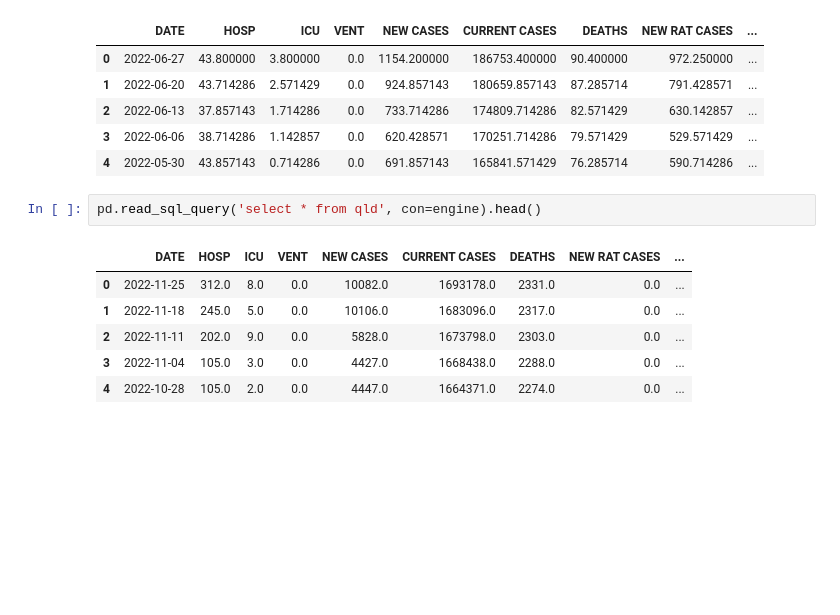
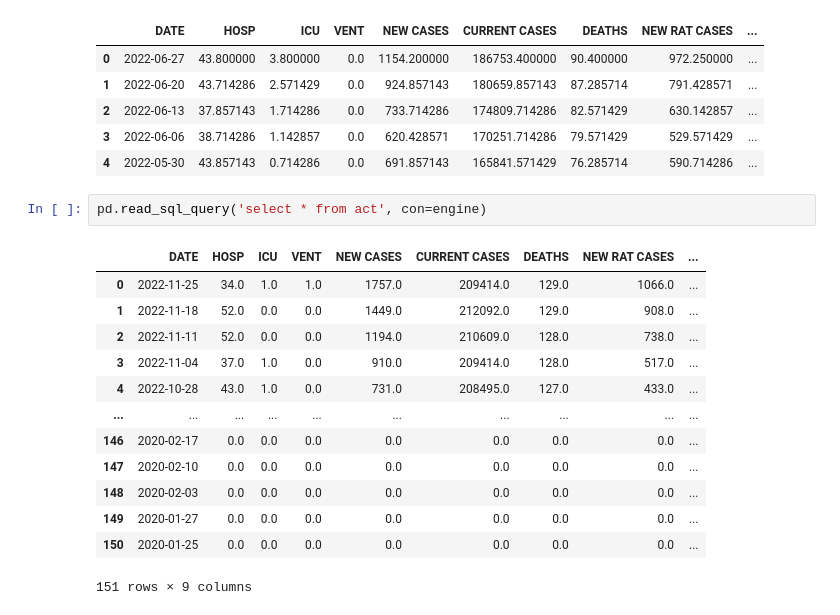
Before and after one commit to FrankMS3/COVID-Analysis, a Jupyter notebook: main.ipynb, the cells around one changed output. Cells and saved outputs as stored; diff of their text form; blank space fills up the shorter version.

```diff
--- a/main.ipynb
+++ b/main.ipynb
@@ -726,11 +743,18 @@ pd.read_sql_query('select * from tas', con=engine).head()
 | 3 | 2022-06-06 | 38.714286 | 1.142857 | 0.0 | 620.428571 | 170251.714286 | 79.571429 | 529.571429 | ... |
 | 4 | 2022-05-30 | 43.857143 | 0.714286 | 0.0 | 691.857143 | 165841.571429 | 76.285714 | 590.714286 | ... |
 # %%
-pd.read_sql_query('select * from qld', con=engine).head()
+pd.read_sql_query('select * from act', con=engine)
 # %% [output]
 |  | DATE | HOSP | ICU | VENT | NEW CASES | CURRENT CASES | DEATHS | NEW RAT CASES | ... |
-| 0 | 2022-11-25 | 312.0 | 8.0 | 0.0 | 10082.0 | 1693178.0 | 2331.0 | 0.0 | ... |
-| 1 | 2022-11-18 | 245.0 | 5.0 | 0.0 | 10106.0 | 1683096.0 | 2317.0 | 0.0 | ... |
-| 2 | 2022-11-11 | 202.0 | 9.0 | 0.0 | 5828.0 | 1673798.0 | 2303.0 | 0.0 | ... |
-| 3 | 2022-11-04 | 105.0 | 3.0 | 0.0 | 4427.0 | 1668438.0 | 2288.0 | 0.0 | ... |
-| 4 | 2022-10-28 | 105.0 | 2.0 | 0.0 | 4447.0 | 1664371.0 | 2274.0 | 0.0 | ... |
+| 0 | 2022-11-25 | 34.0 | 1.0 | 1.0 | 1757.0 | 209414.0 | 129.0 | 1066.0 | ... |
+| 1 | 2022-11-18 | 52.0 | 0.0 | 0.0 | 1449.0 | 212092.0 | 129.0 | 908.0 | ... |
+| 2 | 2022-11-11 | 52.0 | 0.0 | 0.0 | 1194.0 | 210609.0 | 128.0 | 738.0 | ... |
+| 3 | 2022-11-04 | 37.0 | 1.0 | 0.0 | 910.0 | 209414.0 | 128.0 | 517.0 | ... |
+| 4 | 2022-10-28 | 43.0 | 1.0 | 0.0 | 731.0 | 208495.0 | 127.0 | 433.0 | ... |
+| ... | ... | ... | ... | ... | ... | ... | ... | ... | ... |
+| 146 | 2020-02-17 | 0.0 | 0.0 | 0.0 | 0.0 | 0.0 | 0.0 | 0.0 | ... |
+| 147 | 2020-02-10 | 0.0 | 0.0 | 0.0 | 0.0 | 0.0 | 0.0 | 0.0 | ... |
+| 148 | 2020-02-03 | 0.0 | 0.0 | 0.0 | 0.0 | 0.0 | 0.0 | 0.0 | ... |
+| 149 | 2020-01-27 | 0.0 | 0.0 | 0.0 | 0.0 | 0.0 | 0.0 | 0.0 | ... |
+| 150 | 2020-01-25 | 0.0 | 0.0 | 0.0 | 0.0 | 0.0 | 0.0 | 0.0 | ... |
+151 rows × 9 columns
```
Also changed, not shown: parts of 5 cells of this notebook.
